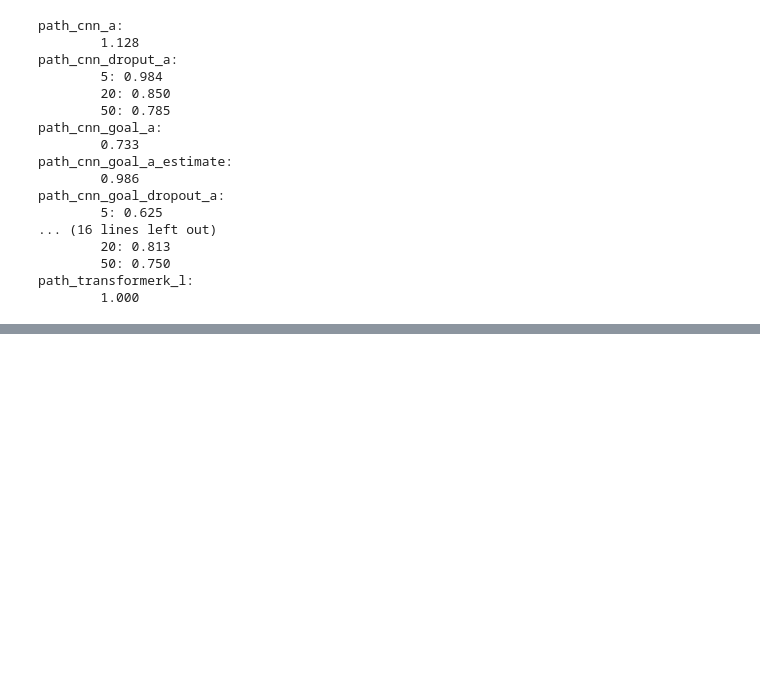
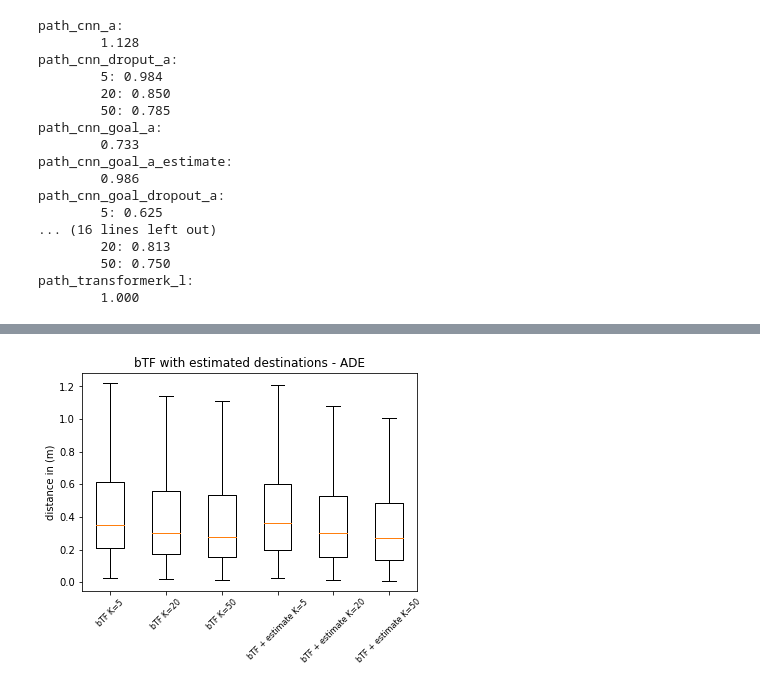
Before and after one commit to lintglitch/trajectory-prediction, a Jupyter notebook: path_prediction_comparison.ipynb, the cells around one changed output, grey strips where cells are left out. Cells and saved outputs as stored; diff of their text form; code cells hidden in the pictures; blank space fills up the shorter version.

```diff
--- a/path_prediction_comparison.ipynb
+++ b/path_prediction_comparison.ipynb
@@ -532,0 +521,81 @@ plt.show()
+# %%
+def draw_boxplots(name, model_list, name_list = None, save_file=None):
+    data_mde = []
+    data_fde = []
+    name_list_processed = []
+    for key, model_name in zip(model_list, name_list):
+        if type(mde_dicts[key]) == dict:
+            for k in mde_dicts[key].keys():
+                name_list_processed.append(f"{model_name} K={k}")
+                data_mde.append(mde_dicts[key][k])
+                data_fde.append(fde_dicts[key][k])
+
+        else:
+            name_list_processed.append(model_name)
+            data_mde.append(mde_dicts[key])
+            data_fde.append(fde_dicts[key])
+
+
+    fig, ax = plt.subplots()
+    plt.title(name + " - ADE")
+    plt.boxplot( data_mde, showfliers=False)
+    plt.ylabel("distance in (m)")
+    if name_list:
+        ax.set_xticklabels(name_list_processed, rotation=45, fontsize=8)
+
+    if save_file:
+        plt.savefig(f"figures/{save_file}_ade.pdf", bbox_inches = "tight")
+
+    plt.show()
+
+    fig, ax = plt.subplots()
+    plt.title(name + " - FDE")
+    plt.boxplot( data_fde, showfliers=False)
+    plt.ylabel("distance in (m)")
+    if name_list:
+        ax.set_xticklabels(name_list_processed, rotation=45, fontsize=8)
+
+    if save_file:
+        plt.savefig(f"figures/{save_file}_fde.pdf", bbox_inches = "tight")
+
+    plt.show()
+
+draw_boxplots(
+    name="bTF with estimated destinations",
+    model_list= [
+        # 'path_cnn_a',
+        # 'path_cnn_goal_a',
+        # 'path_cnn_goal_a_estimate',
+        # 'path_cnn_droput_a',
+        # 'path_cnn_goal_dropout_a_estimate',
+        # 'path_cnn_goal_dropout_a',
+        # 'path_transformerk_l',
+        'path_transformerk_dropout_a',
+        'path_transformerk_goal_dropout_a_estimate',
+        # 'path_transformerk_goal_dropout_a',
+    ],
+    name_list= [
+        # 'CNN',
+        # 'CNN + correct',
+        # 'CNN + estimate',
+        # 'bCNN',
+        # 'bCNN + estimate',
+        # 'bCNN + dest.',
+        # 'TF',
+        'bTF',
+        'bTF + estimate',
+        # 'bTF + dest.',
+    ],
+    save_file="bTF_boxplot_estimated"
+)
+
+
+# fig, ax = plt.subplots()
+# plt.title("ADE")
+# plt.boxplot( [ mde_dicts['path_cnn_a'], mde_dicts['path_cnn_goal_a'], mde_dicts['path_cnn_goal_a_estimate'] ], showfliers=True)
+# plt.ylabel("distance in (m)")
+# # ax.set_xticklabels(["sequence speed", "input speed"], rotation=45, fontsize=8)
+# # plt.savefig("figures/boxplot_data_speed.pdf", bbox_inches = "tight")
+# plt.show()
+# %% [output]
+[figure, added]
```
Also changed, not shown: parts of 2 cells of this notebook, 2 other files.
